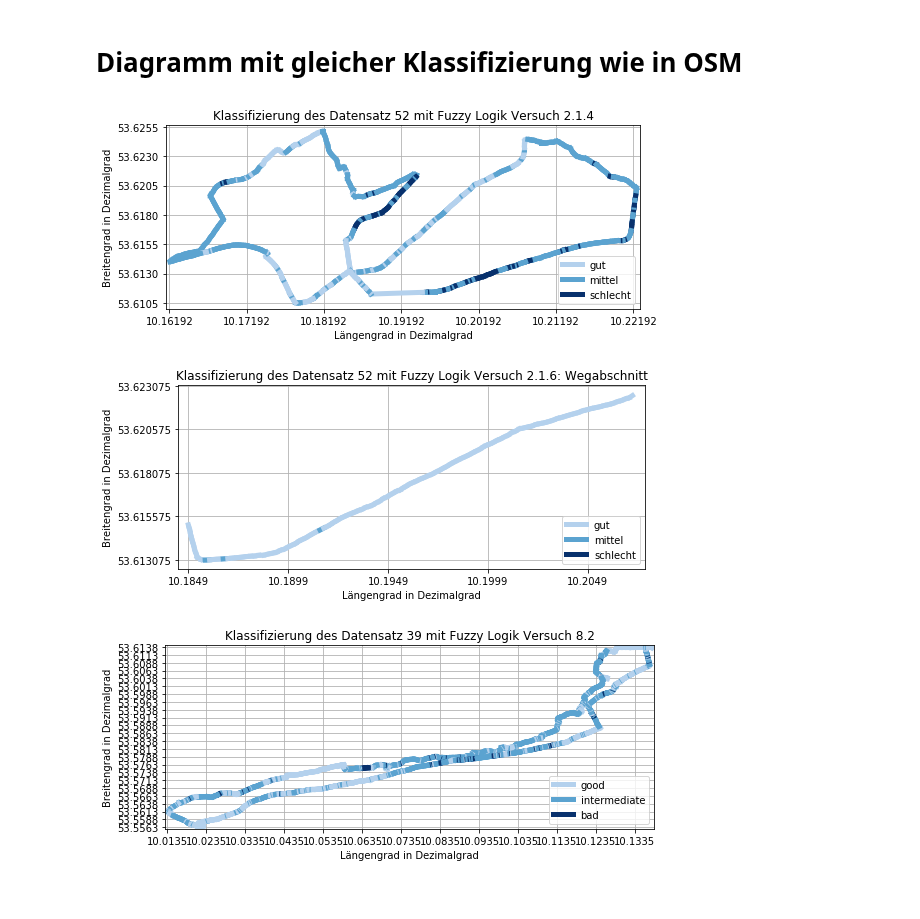
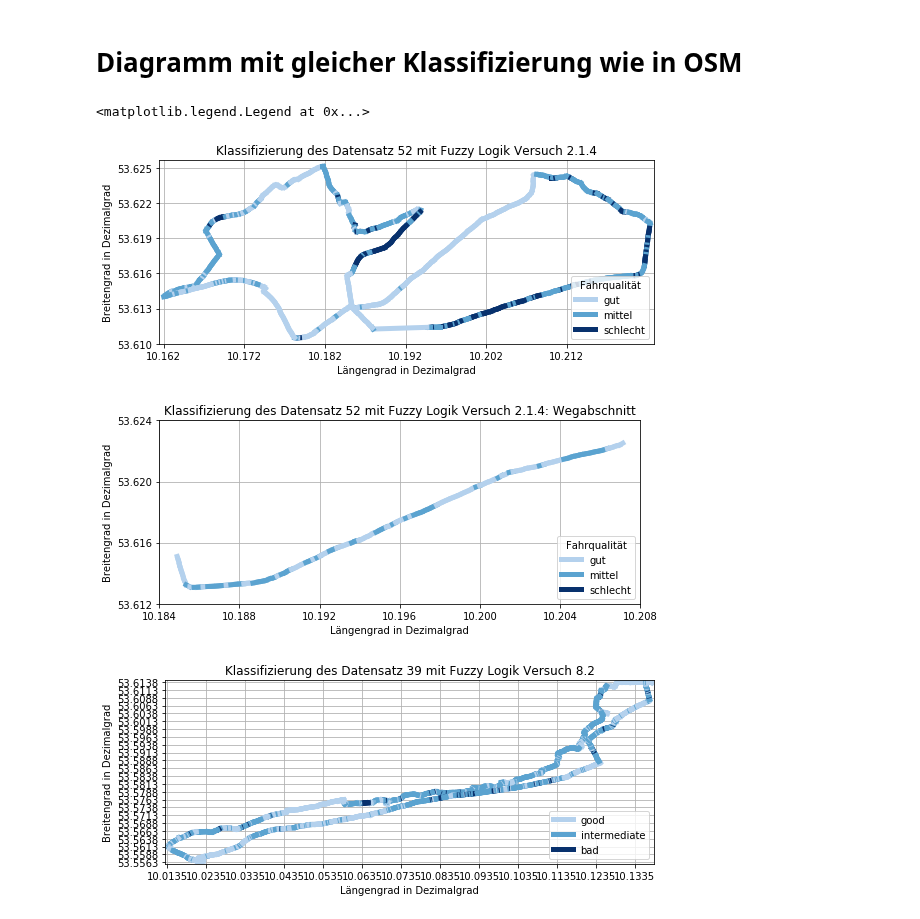
Before and after one commit to SandGreif/FahrradwegeKlassifizierung, a Jupyter notebook: datenvisualisierung/mapsLabels.ipynb, the cells around one changed output. Drawn from its saved outputs; the diff is of its cells as text; code cells hidden in the pictures.

```diff
--- a/datenvisualisierung/mapsLabels.ipynb
+++ b/datenvisualisierung/mapsLabels.ipynb
@@ -272,17 +276,18 @@ plt.xlabel('Längengrad in Dezimalgrad')
 plt.ylabel('Breitengrad in Dezimalgrad')
 plt.xlim(featuresDf['Laengengrad'].min()-0.0005,featuresDf['Laengengrad'].max()+0.0005)
 plt.ylim(featuresDf['Breitengrad'].min()-0.0005,featuresDf['Breitengrad'].max()+0.0005)
-plt.xticks(np.arange(featuresDf['Laengengrad'].min(),featuresDf['Laengengrad'].max(),0.01))
-plt.yticks(np.arange(featuresDf['Breitengrad'].min(),featuresDf['Breitengrad'].max()+0.0015,0.0025))
+plt.xticks(np.arange(np.around(featuresDf['Laengengrad'].min(),decimals=3),np.around(featuresDf['Laengengrad'].max(),decimals=3),0.01))
+plt.yticks(np.arange(np.around(featuresDf['Breitengrad'].min(), decimals=3),np.around(featuresDf['Breitengrad'].max()+0.0015,decimals=3),0.003))
 plt.grid()
 plt.tight_layout()
 good_line = mlines.Line2D([], [], color='#b4d1ed', linewidth=5, label='gut')
 intermediate_line = mlines.Line2D([], [], color='#5ba3d0', linewidth=5, label='mittel')
 bad_line = mlines.Line2D([], [], color='#08316d', linewidth=5, label='schlecht')
-plt.legend(handles=[good_line,intermediate_line,bad_line],loc=4)
-plt.savefig("karteFuzzyVersuch2_1_4_datensatz52.png")
+plt.legend(handles=[good_line,intermediate_line,bad_line],loc=4, title="Fahrqualität")
+#plt.savefig("karteFuzzyVersuch2_1_4_datensatz52.png")
 # %% [output]
+<matplotlib.legend.Legend at 0x...>
-[figure, old version]
+[figure, new version]
 # %%
 segmentFeaturesDf = featuresDf[3300:4700]
 # %%
@@ -294,7 +299,7 @@ smoothnessIntermediate = 0
 smoothnessBad = 0
 fig = plt.figure(figsize=(8,3.5))
 cmapD = ListedColormap(['#cddff1','#5ba3d0','#08316d'])
-plt.title('Klassifizierung des Datensatz 52 mit Fuzzy Logik Versuch 2.1.6: Wegabschnitt')
+plt.title('Klassifizierung des Datensatz 52 mit Fuzzy Logik Versuch 2.1.4: Wegabschnitt')
 color = 'none'
 i = 0
 indexbegin = 0
@@ -305,38 +310,40 @@ while i < maxLength:
     elif segmentFeaturesDf['Klasse'].iloc[i+1] == 1:
         smoothnessIntermediate = smoothnessIntermediate + 1
     elif segmentFeaturesDf['Klasse'].iloc[i+1] == 2:
         smoothnessBad = smoothnessBad + 1
     sumMeter = sumMeter + haversine([segmentFeaturesDf['Laengengrad'].iloc[i],segmentFeaturesDf['Breitengrad'].iloc[i]], [segmentFeaturesDf['Laengengrad'].iloc[i+1],segmentFeaturesDf['Breitengrad'].iloc[i+1]]) * 1000
     if sumMeter > maxMeter:
         if smoothnessGood > smoothnessIntermediate and smoothnessGood > smoothnessBad:
             colorCode = '#b4d1ed'
         elif smoothnessIntermediate > smoothnessBad:
             colorCode = '#5ba3d0'
         else:
             colorCode = '#08316d'
         plt.plot([segmentFeaturesDf['Laengengrad'].iloc[indexbegin],segmentFeaturesDf['Laengengrad'].iloc[i]], [segmentFeaturesDf['Breitengrad'].iloc[indexbegin],segmentFeaturesDf['Breitengrad'].iloc[i]], c=colorCode, linewidth=5)
         smoothnessGood = 0
         smoothnessIntermediate = 0
         smoothnessBad = 0
         countFeatures = 0
         sumMeter = 0
         indexbegin = i
     i = i + 1
 plt.xlabel('Längengrad in Dezimalgrad')
 plt.ylabel('Breitengrad in Dezimalgrad')
 plt.xlim(segmentFeaturesDf['Laengengrad'].min()-0.0005,segmentFeaturesDf['Laengengrad'].max()+0.0005)
 plt.ylim(segmentFeaturesDf['Breitengrad'].min()-0.0005,segmentFeaturesDf['Breitengrad'].max()+0.0005)
-plt.xticks(np.arange(segmentFeaturesDf['Laengengrad'].min(),segmentFeaturesDf['Laengengrad'].max(),0.005))
-plt.yticks(np.arange(segmentFeaturesDf['Breitengrad'].min(),segmentFeaturesDf['Breitengrad'].max()+0.0015,0.0025))
+#plt.xticks(np.arange(segmentFeaturesDf['Laengengrad'].min(),segmentFeaturesDf['Laengengrad'].max(),0.005))
+#plt.yticks(np.arange(segmentFeaturesDf['Breitengrad'].min(),segmentFeaturesDf['Breitengrad'].max()+0.0015,0.0025))
+plt.xticks(np.arange(np.around(segmentFeaturesDf['Laengengrad'].min()-0.0004,decimals=3),np.around(segmentFeaturesDf['Laengengrad'].max()+0.0004,decimals=3),0.004))
+plt.yticks(np.arange(np.around(segmentFeaturesDf['Breitengrad'].min()-0.0015, decimals=3),np.around(segmentFeaturesDf['Breitengrad'].max()+0.0015,decimals=3),0.004))
 plt.grid()
 plt.tight_layout()
 good_line = mlines.Line2D([], [], color='#b4d1ed', linewidth=5, label='gut')
 intermediate_line = mlines.Line2D([], [], color='#5ba3d0', linewidth=5, label='mittel')
 bad_line = mlines.Line2D([], [], color='#08316d', linewidth=5, label='schlecht')
-plt.legend(handles=[good_line,intermediate_line,bad_line],loc=4)
-plt.savefig("karteFuzzyVersuch2_1_6_datensatz52Abschnitt.png")
+plt.legend(handles=[good_line,intermediate_line,bad_line],loc=4, title="Fahrqualität")
+plt.savefig("karteFuzzyVersuch2_1_4_datensatz52Abschnitt.png")
 # %% [output]
-[figure, old version]
+[figure, new version]
 # %%
 # Nach Fuzzy Logik Versuch 8.2
 maxMeter = 20
```
Also changed, not shown: parts of 3 cells of this notebook, 12 other files.
